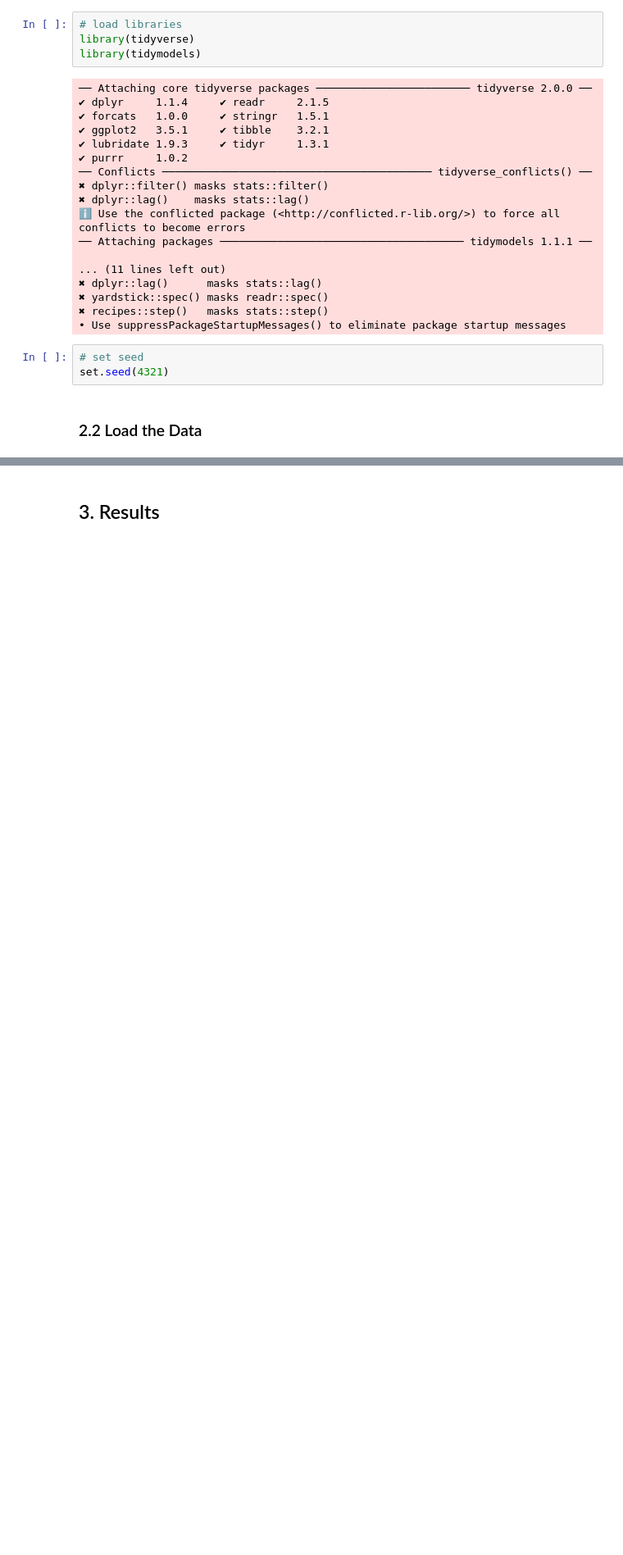
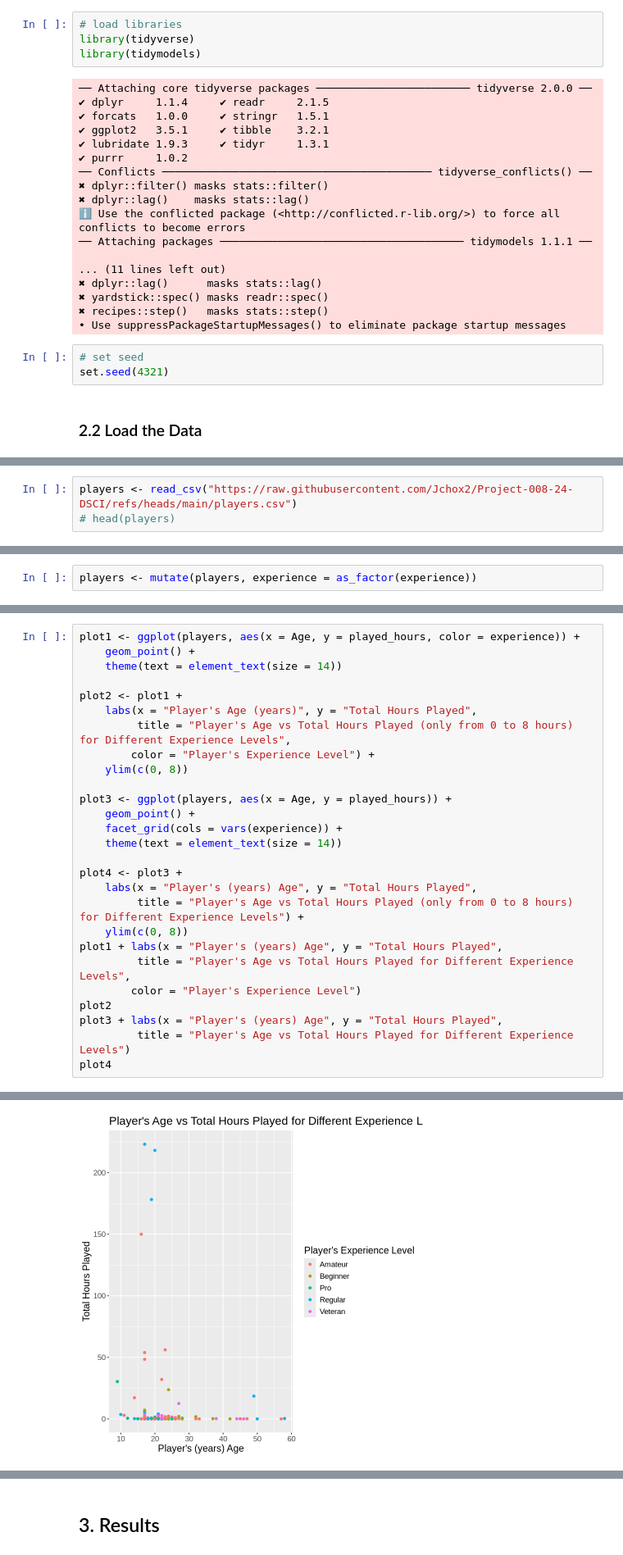
Before and after one commit to Jchox2/Project-008-24-DSCI, a Jupyter notebook: main.ipynb, the cells around one changed output, grey strips where cells are left out. Shown at 82% size. Cells and saved outputs as stored; diff of their text form; blank space fills up the shorter version.

Commit message:
Finished up to visualizations, started results

```diff
--- a/main.ipynb
+++ b/main.ipynb
@@ -54,0 +57,3 @@ set.seed(4321)
+# %%
+players <- read_csv("https://raw.githubusercontent.com/Jchox2/Project-008-24-DSCI/refs/heads/main/players.csv")
+# head(players)
@@ -54,0 +85,2 @@ set.seed(4321)
+# %%
+players <- mutate(players, experience = as_factor(experience))
@@ -54,0 +146,28 @@ set.seed(4321)
+# %%
+plot1 <- ggplot(players, aes(x = Age, y = played_hours, color = experience)) +
+    geom_point() +
+    theme(text = element_text(size = 14))
+
+plot2 <- plot1 +
+    labs(x = "Player's Age (years)", y = "Total Hours Played",
+         title = "Player's Age vs Total Hours Played (only from 0 to 8 hours) for Different Experience Levels",
+        color = "Player's Experience Level") +
+    ylim(c(0, 8))
+
+plot3 <- ggplot(players, aes(x = Age, y = played_hours)) +
+    geom_point() +
+    facet_grid(cols = vars(experience)) +
+    theme(text = element_text(size = 14))
+
+plot4 <- plot3 +
+    labs(x = "Player's (years) Age", y = "Total Hours Played",
+         title = "Player's Age vs Total Hours Played (only from 0 to 8 hours) for Different Experience Levels") +
+    ylim(c(0, 8))
+plot1 + labs(x = "Player's (years) Age", y = "Total Hours Played",
+         title = "Player's Age vs Total Hours Played for Different Experience Levels",
+        color = "Player's Experience Level")
+plot2
+plot3 + labs(x = "Player's (years) Age", y = "Total Hours Played",
+         title = "Player's Age vs Total Hours Played for Different Experience Levels")
+plot4
+# %% [output]
@@ -54,0 +180 @@ set.seed(4321)
+[figure, added]
```
Also changed, not shown: parts of 13 cells of this notebook.
